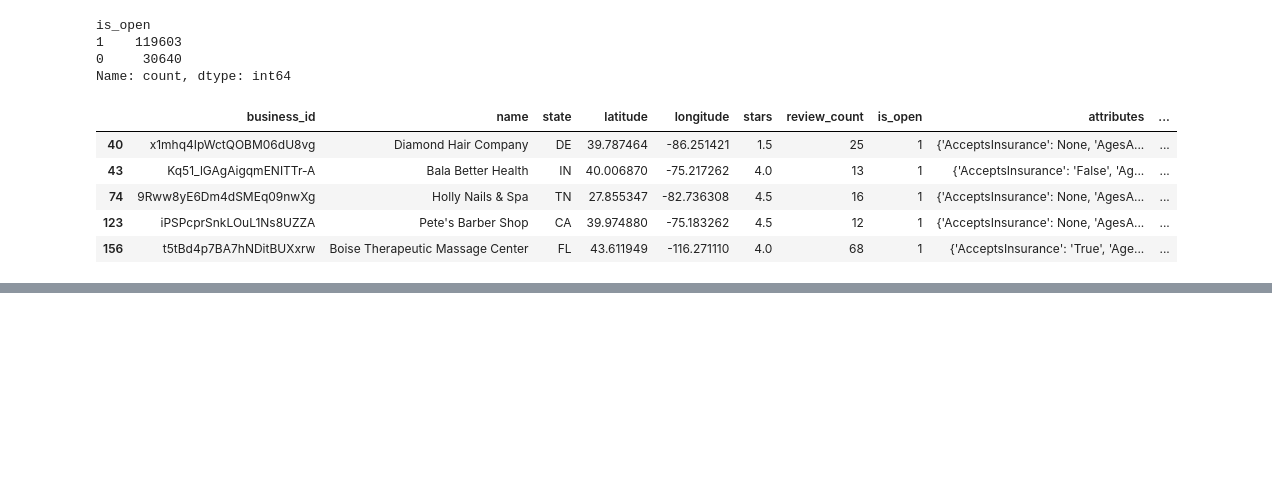
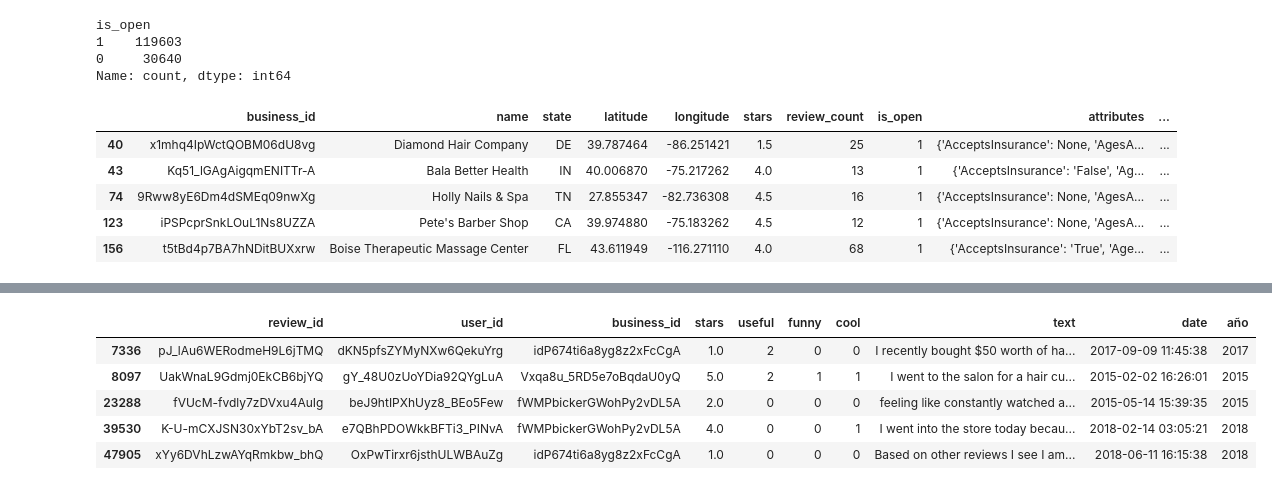
Before and after one commit to JohannaRangel/FinalProject_YelpGoogleMaps, a Jupyter notebook: notebooks/ETL_Yelp.ipynb, the cells around one changed output, grey strips where cells are left out. Cells and saved outputs as stored; diff of their text form; code cells hidden in the pictures; blank space fills up the shorter version.

```diff
--- a/notebooks/ETL_Yelp.ipynb
+++ b/notebooks/ETL_Yelp.ipynb
@@ -196,0 +267,3 @@ dfbusiness_filtrados.head()
+# %%
+dfreviews_ultra_beauty=dfreviews[dfreviews.business_id.isin(dfbusiness_filtrados_Ulta_Beauty.business_id)]
+dfreviews_ultra_beauty.head()
@@ -196,0 +277,10 @@ dfbusiness_filtrados.head()
+# %%
+dfreviews_ultra_beauty.loc[:,'año']=dfreviews_ultra_beauty.date.dt.year
+dfreviews_ultra_beauty.head()
+# %% [output]
+|  | review_id | user_id | business_id | stars | useful | funny | cool | text | date | año |
+| 7336 | pJ_lAu6WERodmeH9L6jTMQ | dKN5pfsZYMyNXw6QekuYrg | idP674ti6a8yg8z2xFcCgA | 1.0 | 2 | 0 | 0 | I recently bought $50 worth of ha... | 2017-09-09 11:45:38 | 2017 |
+| 8097 | UakWnaL9Gdmj0EkCB6bjYQ | gY_48U0zUoYDia92QYgLuA | Vxqa8u_5RD5e7oBqdaU0yQ | 5.0 | 2 | 1 | 1 | I went to the salon for a hair cu... | 2015-02-02 16:26:01 | 2015 |
+| 23288 | fVUcM-fvdly7zDVxu4AuIg | beJ9htIPXhUyz8_BEo5Few | fWMPbickerGWohPy2vDL5A | 2.0 | 0 | 0 | 0 | feeling like constantly watched a... | 2015-05-14 15:39:35 | 2015 |
+| 39530 | K-U-mCXJSN30xYbT2sv_bA | e7QBhPDOWkkBFTi3_PINvA | fWMPbickerGWohPy2vDL5A | 4.0 | 0 | 0 | 1 | I went into the store today becau... | 2018-02-14 03:05:21 | 2018 |
+| 47905 | xYy6DVhLzwAYqRmkbw_bhQ | OxPwTirxr6jsthULWBAuZg | idP674ti6a8yg8z2xFcCgA | 1.0 | 0 | 0 | 0 | Based on other reviews I see I am... | 2018-06-11 16:15:38 | 2018 |
```
Also changed, not shown: parts of 10 cells of this notebook, 2 other files.
